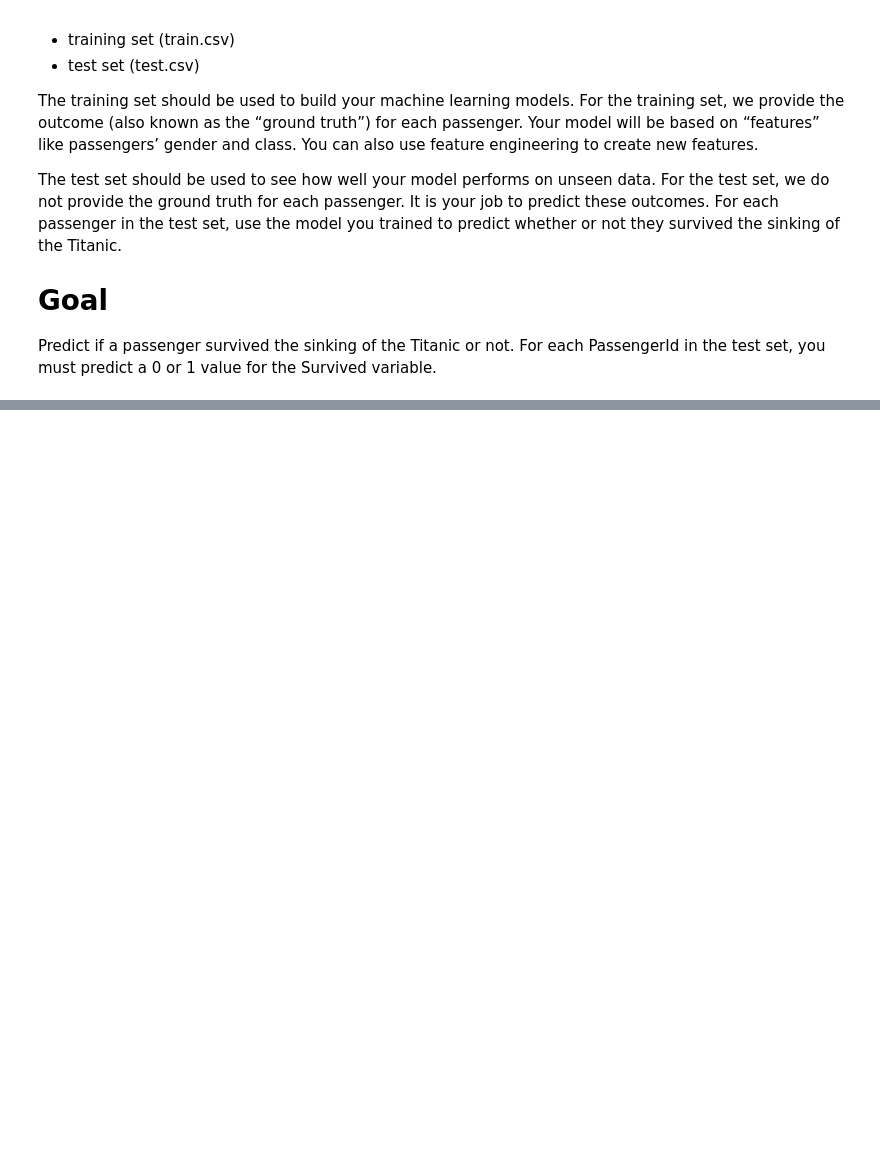
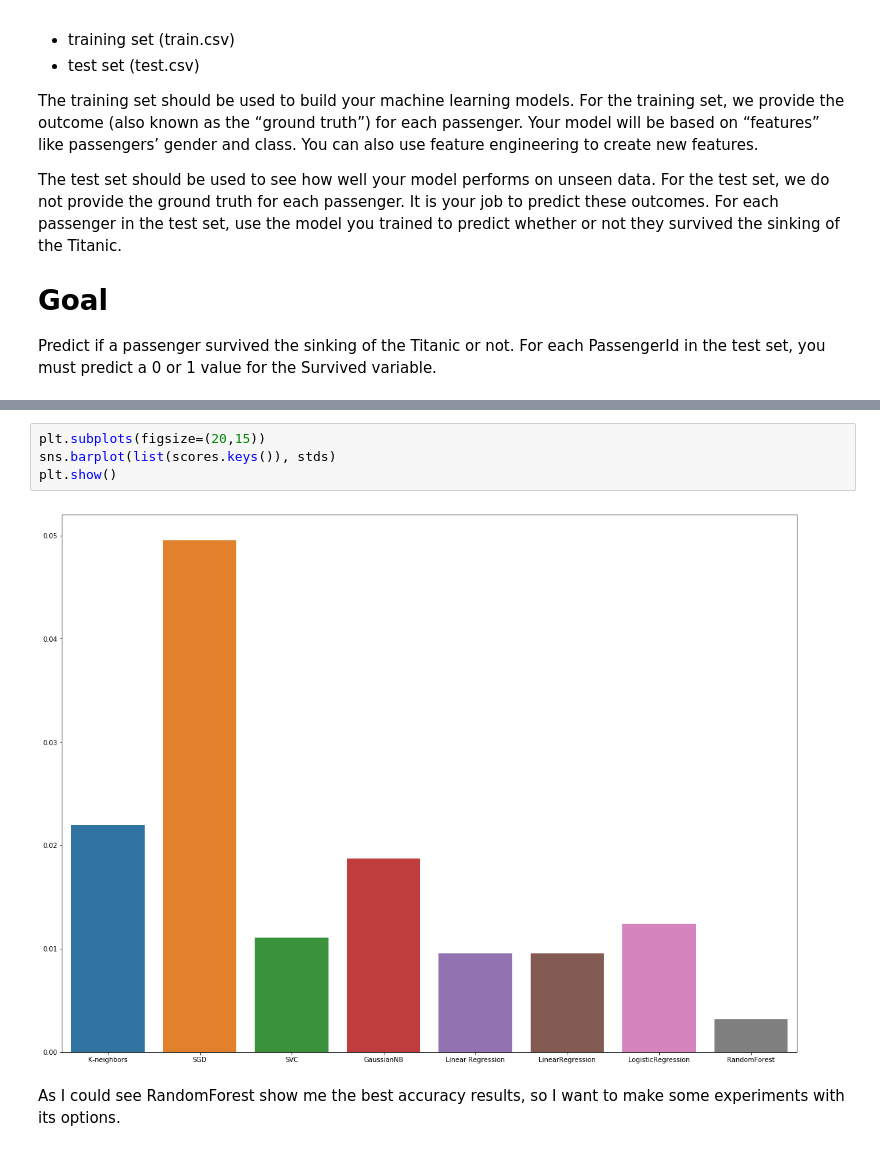
Before and after one commit to dmitriykel/kaggle-titanic, a Jupyter notebook: Titanic research and train.ipynb, the cells around one changed output, grey strips where cells are left out. Drawn from its saved outputs; the diff is of its cells as text; blank space fills up the shorter version.

```diff
--- a/Titanic research and train.ipynb
+++ b/Titanic research and train.ipynb
@@ -97,0 +390,8 @@ Name: Pclass, dtype: int64
+# %%
+plt.subplots(figsize=(20,15))
+sns.barplot(list(scores.keys()), stds)
+plt.show()
+# %% [output]
+[figure, added]
+# %% [markdown]
+As I could see RandomForest show me the best accuracy results, so I want to make some experiments with its options.
```
Also changed, not shown: parts of 58 cells of this notebook, 1 other file.
